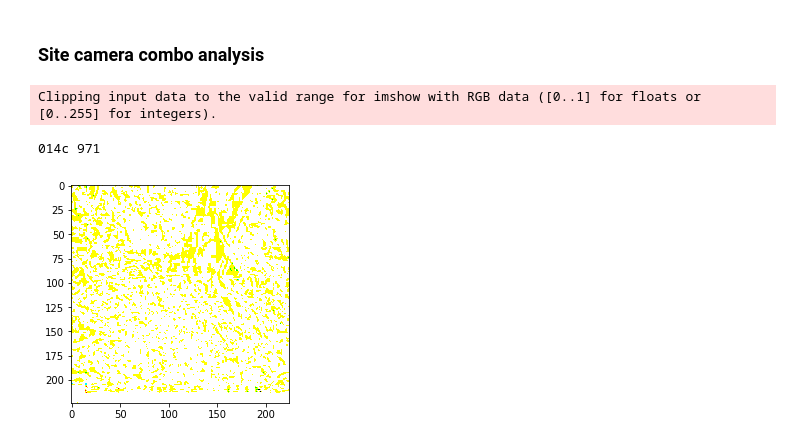
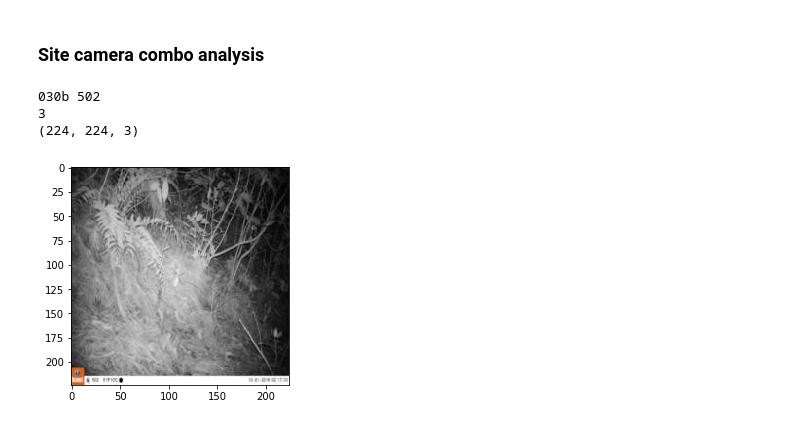
Before and after one commit to bhuvi3/camera_trap_animal_classification, a Jupyter notebook: code/background_detection_analysis.ipynb, the cells around one changed output. Saved outputs shown, nothing was run; the diff lists cells and outputs as text; code cells hidden in the pictures.

```diff
--- a/code/background_detection_analysis.ipynb
+++ b/code/background_detection_analysis.ipynb
@@ -63,17 +60,20 @@ all_site_cam_combo = list(set(map(lambda a: (a[0], a[1]), train_subset[['site',
 # %%
 for site, camera in all_site_cam_combo:
     print(site, camera)
     background_list = train_subset[(train_subset.site == site) &
                                         (train_subset.camera == camera) &
                                         (train_subset.has_animal == 0)]
     images = []
+    print(len(background_list))
     for filename in background_list.file:
-        images.append(imread(os.path.join('../data/images/images-resized', '190916080856014c9711.JPG')))
+        images.append(imread(os.path.join('../data/images/images-resized', filename)))
 
-    median_image = np.median(np.array(images), axis=0)
+    median_image = np.median(np.array(images), axis=0).astype(np.int32)
+    print(median_image.shape)
     plt.imshow(median_image)
     break
 # %% [output]
-Clipping input data to the valid range for imshow with RGB data ([0..1] for floats or [0..255] for integers).
+030b 502
+3
+(224, 224, 3)
-014c 971
-[figure, old version]
+[figure, new version]
```
Also changed, not shown: parts of 10 cells of this notebook, 3 other files.
